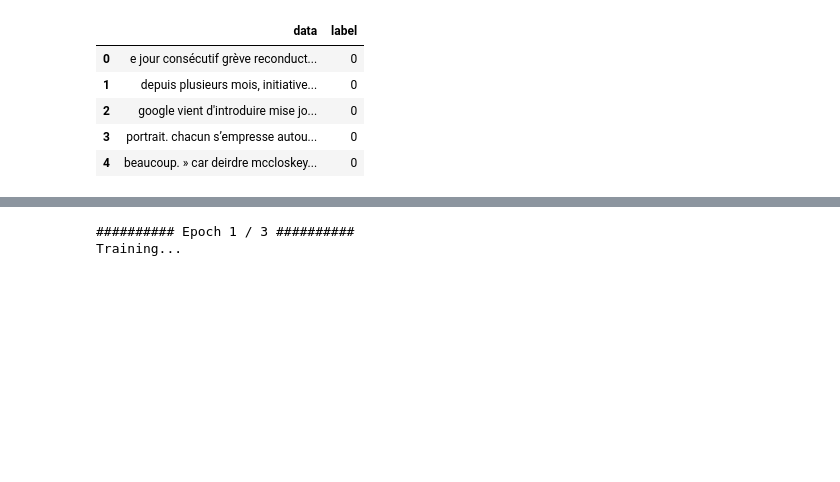
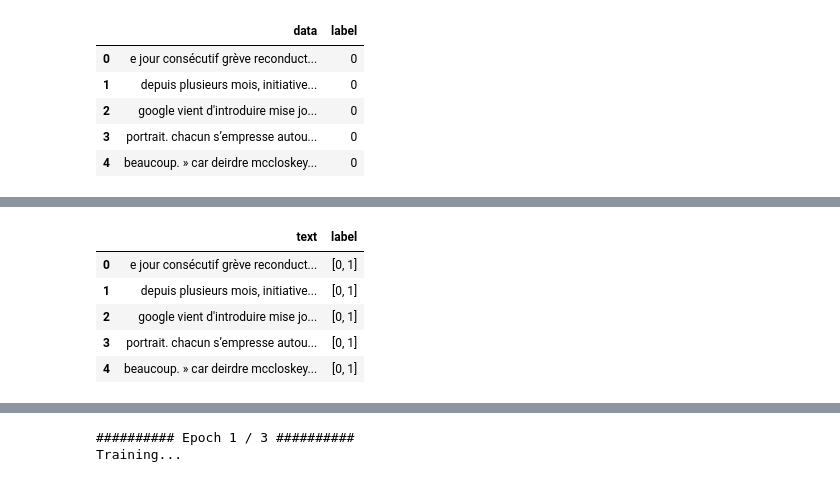
Before and after one commit to ValentinCord/HandsOnAI_2, a Jupyter notebook: NLP_Transformer.ipynb, the cells around one changed output, grey strips where cells are left out. Saved outputs shown, nothing was run; the diff lists cells and outputs as text; code cells hidden in the pictures; blank space fills up the shorter version.

```diff
--- a/NLP_Transformer.ipynb
+++ b/NLP_Transformer.ipynb
@@ -227,0 +163,26 @@ epochs = 3
+# %%
+new_df=df
+
+df_target=pd.DataFrame(new_df['label'])
+df_target['temp']=0
+for i in range(len(df_target)):
+    if df_target['label'].loc[i]==0:
+        df_target['temp'].loc[i]=1
+new_df1=new_df.drop(['label'],axis=1)
+new_df2=pd.DataFrame(df_target)
+
+new_df3=pd.concat([new_df1,new_df2],axis = 1)
+df=new_df3
+
+df['label'] = df[df.columns[1:]].values.tolist()
+new_df = df[['data', 'label']].copy()
+df = new_df
+df = df.rename(columns={'data': 'text'})
+df.head()
+# %% [output]
+|  | text | label |
+| 0 | e jour consécutif grève reconduct... | [0, 1] |
+| 1 | depuis plusieurs mois, initiative... | [0, 1] |
+| 2 | google vient d'introduire mise jo... | [0, 1] |
+| 3 | portrait. chacun s’empresse autou... | [0, 1] |
+| 4 | beaucoup. » car deirdre mccloskey... | [0, 1] |
```
Also changed, not shown: parts of 20 cells of this notebook.
